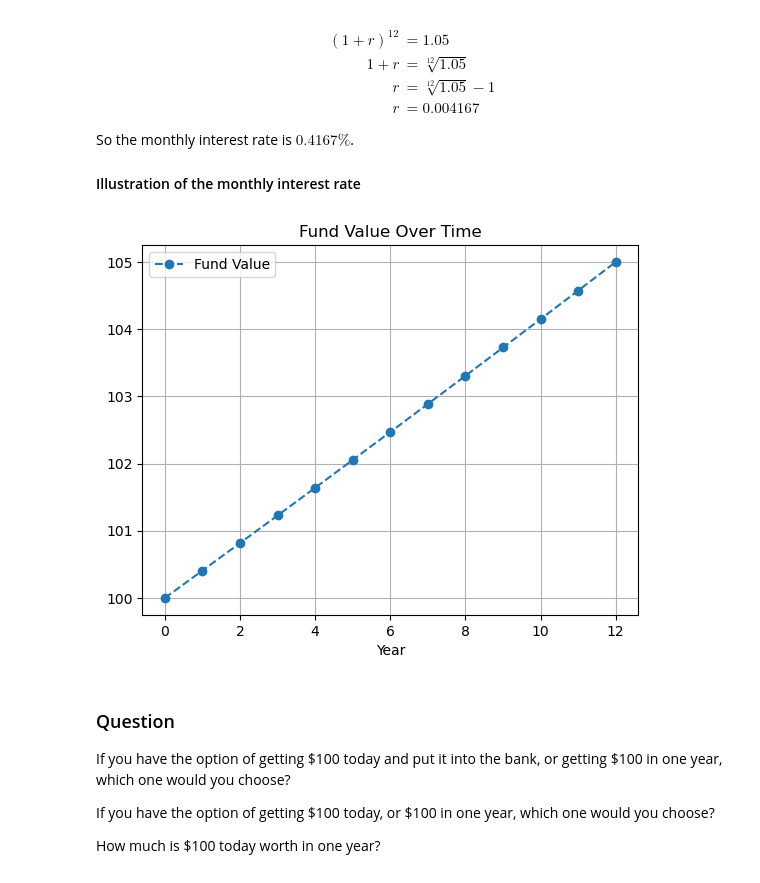
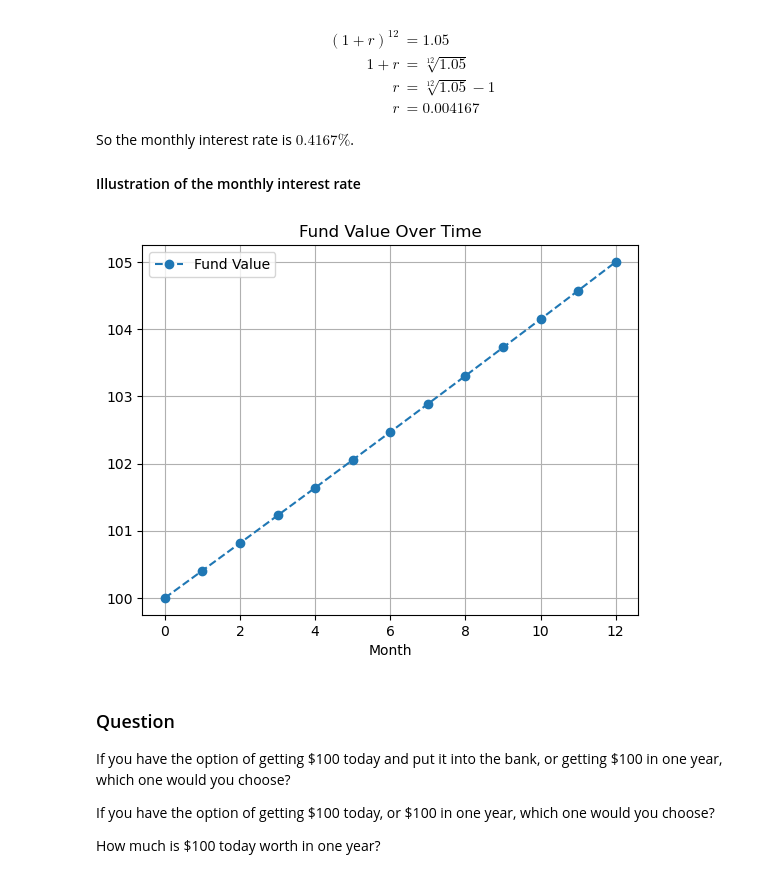
Before and after one commit to xintong0087/jeremyMath, a Jupyter notebook: otherTopics/financialMath/introductionToFinance.ipynb, the cells around one changed output. Saved outputs shown, nothing was run; the diff lists cells and outputs as text; code cells hidden in the pictures.

```diff
--- a/otherTopics/financialMath/introductionToFinance.ipynb
+++ b/otherTopics/financialMath/introductionToFinance.ipynb
@@ -203,12 +203,12 @@ So the monthly interest rate is $0.4167\%$.
 # %%
 principal = 100
 annualRate = 0.05
 monthlyRate = (1 + annualRate) ** (1 / 12) - 1
 investmentTime = 1 * 12
 
-plotFundValue(principal, monthlyRate, investmentTime)
+plotFundValue(principal, monthlyRate, investmentTime, monthly=True)
 # %% [output]
-[figure, old version]
+[figure, new version]
 # %% [markdown]
 ### Question
 
```
